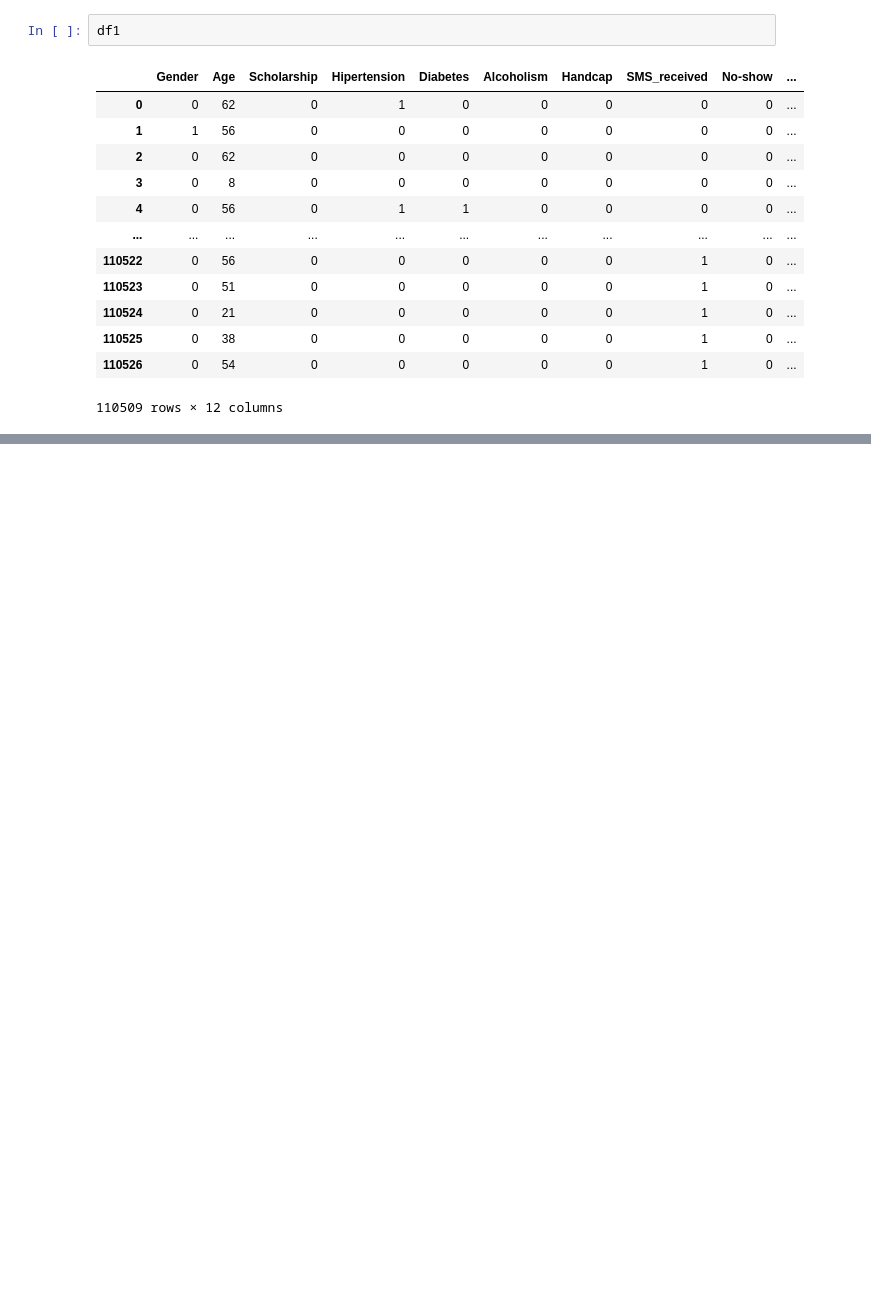
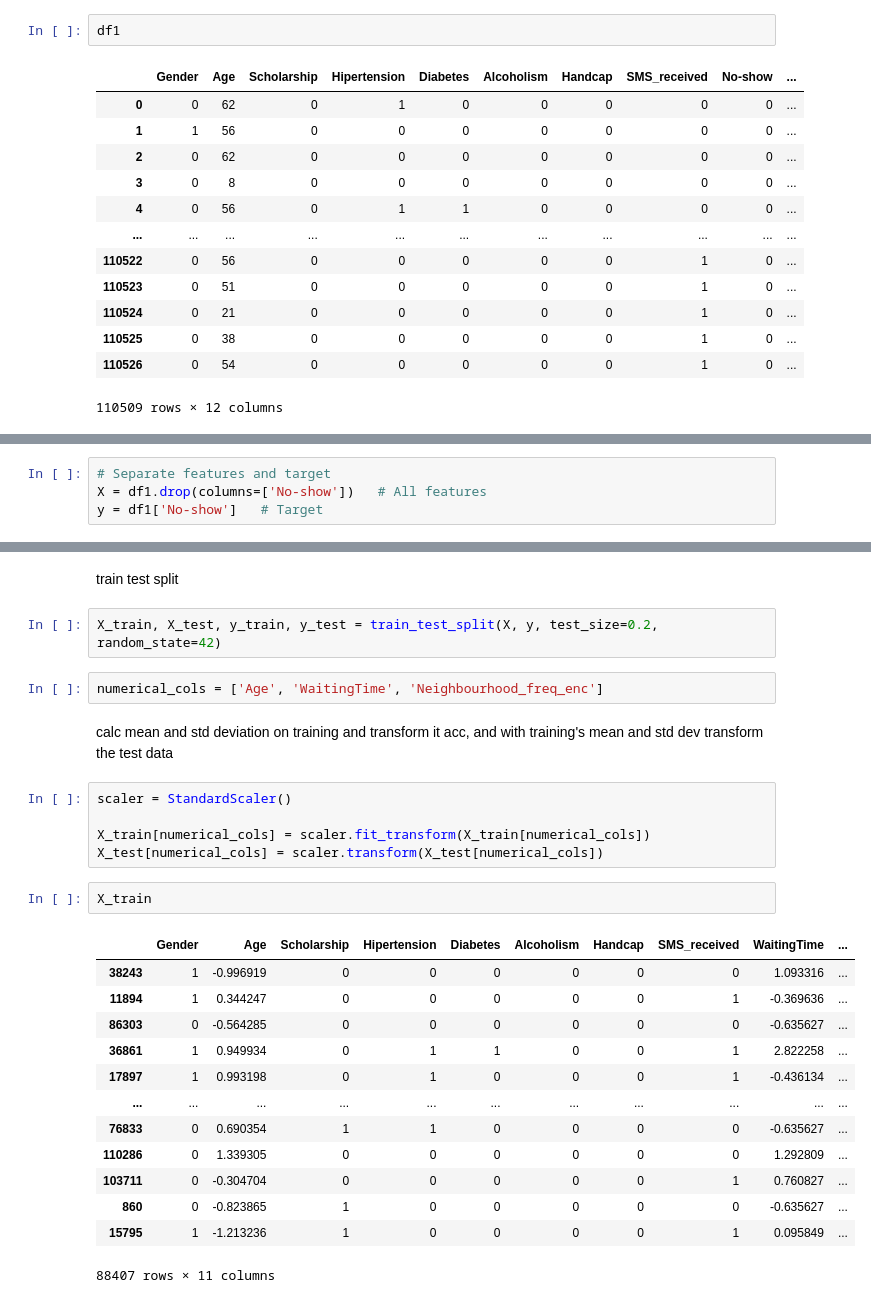
Before and after one commit to Celestial-glitch/24124048_CSOC_IG, a Jupyter notebook: Vanilla Neural Networks/Code/eda_no-show.ipynb, the cells around one changed output, grey strips where cells are left out. Drawn from its saved outputs; the diff is of its cells as text; blank space fills up the shorter version.

Commit message:
scaled numerical features, train-test plit done

```diff
--- a/Vanilla Neural Networks/Code/eda_no-show.ipynb
+++ b/Vanilla Neural Networks/Code/eda_no-show.ipynb
@@ -723,0 +725,4 @@ df1.to_csv('data.csv', index=False)
+# %%
+# Separate features and target
+X = df1.drop(columns=['No-show'])   # All features
+y = df1['No-show']   # Target
@@ -723,0 +745,30 @@ df1.to_csv('data.csv', index=False)
+# %% [markdown]
+train test split
+# %%
+X_train, X_test, y_train, y_test = train_test_split(X, y, test_size=0.2, random_state=42)
+# %%
+numerical_cols = ['Age', 'WaitingTime', 'Neighbourhood_freq_enc']
+# %% [markdown]
+
+calc mean and std deviation on training and transform it acc, and with training's mean and std dev transform the test data
+# %%
+scaler = StandardScaler()
+
+X_train[numerical_cols] = scaler.fit_transform(X_train[numerical_cols])
+X_test[numerical_cols] = scaler.transform(X_test[numerical_cols])
+# %%
+X_train
+# %% [output]
+|  | Gender | Age | Scholarship | Hipertension | Diabetes | Alcoholism | Handcap | SMS_received | WaitingTime | ... |
+| 38243 | 1 | -0.996919 | 0 | 0 | 0 | 0 | 0 | 0 | 1.093316 | ... |
+| 11894 | 1 | 0.344247 | 0 | 0 | 0 | 0 | 0 | 1 | -0.369636 | ... |
+| 86303 | 0 | -0.564285 | 0 | 0 | 0 | 0 | 0 | 0 | -0.635627 | ... |
+| 36861 | 1 | 0.949934 | 0 | 1 | 1 | 0 | 0 | 1 | 2.822258 | ... |
+| 17897 | 1 | 0.993198 | 0 | 1 | 0 | 0 | 0 | 1 | -0.436134 | ... |
+| ... | ... | ... | ... | ... | ... | ... | ... | ... | ... | ... |
+| 76833 | 0 | 0.690354 | 1 | 1 | 0 | 0 | 0 | 0 | -0.635627 | ... |
+| 110286 | 0 | 1.339305 | 0 | 0 | 0 | 0 | 0 | 0 | 1.292809 | ... |
+| 103711 | 0 | -0.304704 | 0 | 0 | 0 | 0 | 0 | 1 | 0.760827 | ... |
+| 860 | 0 | -0.823865 | 1 | 0 | 0 | 0 | 0 | 0 | -0.635627 | ... |
+| 15795 | 1 | -1.213236 | 1 | 0 | 0 | 0 | 0 | 1 | 0.095849 | ... |
+88407 rows × 11 columns
```
Also changed, not shown: parts of 5 cells of this notebook, 2 other files.
